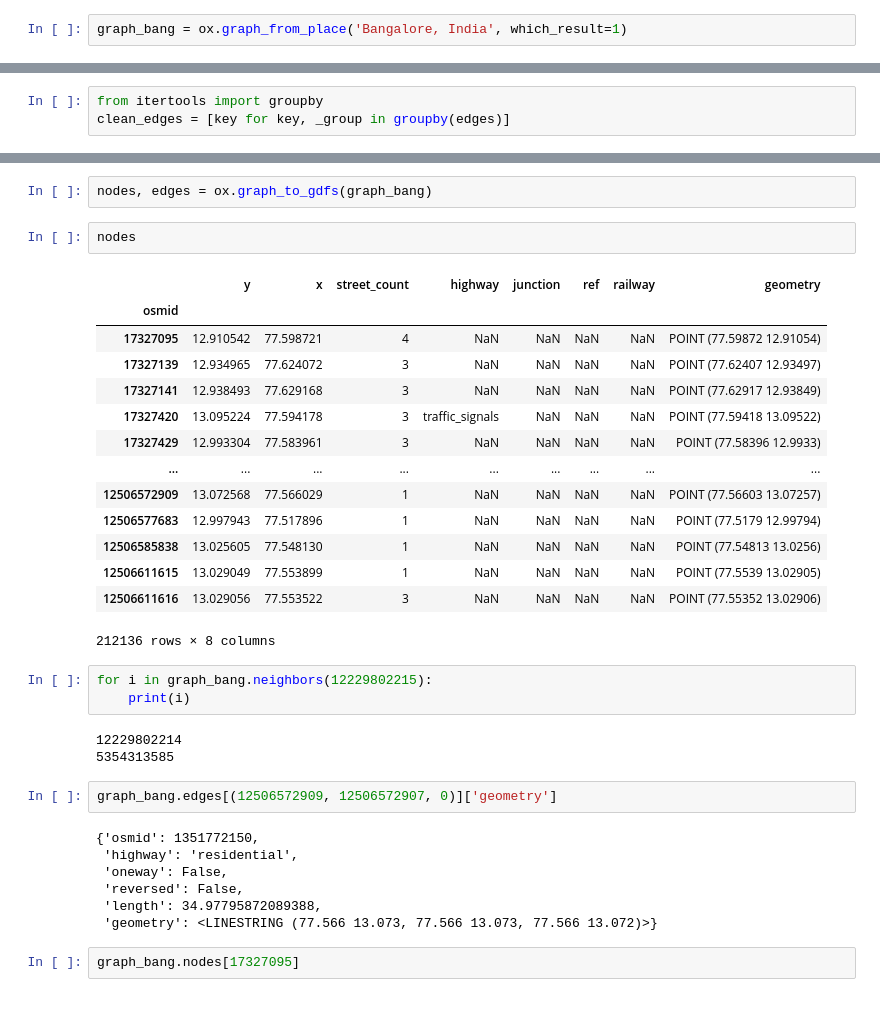
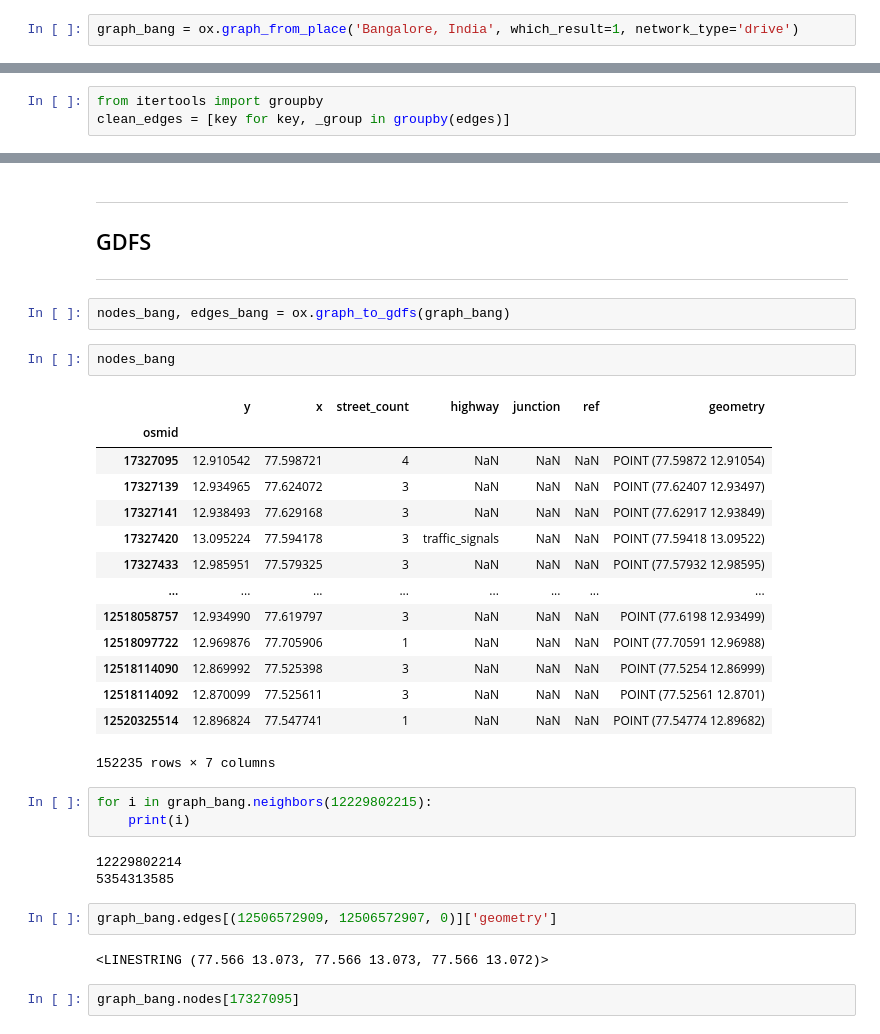
Before and after one commit to raghavcast/ETA-prediction, a Jupyter notebook: Traffic prediction.ipynb, the cells around one changed output, grey strips where cells are left out. Cells and saved outputs as stored; diff of their text form; blank space fills up the shorter version.

```diff
--- a/Traffic prediction.ipynb
+++ b/Traffic prediction.ipynb
@@ -442,5 +450,5 @@ graph = ox.graph_from_place('Kanchipuram, India', which_result=1)
 # %%
-graph_bang = ox.graph_from_place('Bangalore, India', which_result=1)
+graph_bang = ox.graph_from_place('Bangalore, India', which_result=1, network_type='drive')
 # %%
 graph
 # %% [output]
@@ -614,22 +761,28 @@ ox.plot_graph(graph_heb)
+# %% [markdown]
+---
+
+## GDFS
+
+---
 # %%
-nodes, edges = ox.graph_to_gdfs(graph_bang)
+nodes_bang, edges_bang = ox.graph_to_gdfs(graph_bang)
 # %%
-nodes
+nodes_bang
 # %% [output]
-|  | y | x | street_count | highway | junction | ref | railway | geometry |
-| osmid |  |  |  |  |  |  |  |  |
-| 17327095 | 12.910542 | 77.598721 | 4 | NaN | NaN | NaN | NaN | POINT (77.59872 12.91054) |
-| 17327139 | 12.934965 | 77.624072 | 3 | NaN | NaN | NaN | NaN | POINT (77.62407 12.93497) |
-| 17327141 | 12.938493 | 77.629168 | 3 | NaN | NaN | NaN | NaN | POINT (77.62917 12.93849) |
-| 17327420 | 13.095224 | 77.594178 | 3 | traffic_signals | NaN | NaN | NaN | POINT (77.59418 13.09522) |
-| 17327429 | 12.993304 | 77.583961 | 3 | NaN | NaN | NaN | NaN | POINT (77.58396 12.9933) |
-| ... | ... | ... | ... | ... | ... | ... | ... | ... |
-| 12506572909 | 13.072568 | 77.566029 | 1 | NaN | NaN | NaN | NaN | POINT (77.56603 13.07257) |
-| 12506577683 | 12.997943 | 77.517896 | 1 | NaN | NaN | NaN | NaN | POINT (77.5179 12.99794) |
-| 12506585838 | 13.025605 | 77.548130 | 1 | NaN | NaN | NaN | NaN | POINT (77.54813 13.0256) |
-| 12506611615 | 13.029049 | 77.553899 | 1 | NaN | NaN | NaN | NaN | POINT (77.5539 13.02905) |
-| 12506611616 | 13.029056 | 77.553522 | 3 | NaN | NaN | NaN | NaN | POINT (77.55352 13.02906) |
+|  | y | x | street_count | highway | junction | ref | geometry |
+| osmid |  |  |  |  |  |  |  |
+| 17327095 | 12.910542 | 77.598721 | 4 | NaN | NaN | NaN | POINT (77.59872 12.91054) |
+| 17327139 | 12.934965 | 77.624072 | 3 | NaN | NaN | NaN | POINT (77.62407 12.93497) |
+| 17327141 | 12.938493 | 77.629168 | 3 | NaN | NaN | NaN | POINT (77.62917 12.93849) |
+| 17327420 | 13.095224 | 77.594178 | 3 | traffic_signals | NaN | NaN | POINT (77.59418 13.09522) |
+| 17327433 | 12.985951 | 77.579325 | 3 | NaN | NaN | NaN | POINT (77.57932 12.98595) |
+| ... | ... | ... | ... | ... | ... | ... | ... |
+| 12518058757 | 12.934990 | 77.619797 | 3 | NaN | NaN | NaN | POINT (77.6198 12.93499) |
+| 12518097722 | 12.969876 | 77.705906 | 1 | NaN | NaN | NaN | POINT (77.70591 12.96988) |
+| 12518114090 | 12.869992 | 77.525398 | 3 | NaN | NaN | NaN | POINT (77.5254 12.86999) |
+| 12518114092 | 12.870099 | 77.525611 | 3 | NaN | NaN | NaN | POINT (77.52561 12.8701) |
+| 12520325514 | 12.896824 | 77.547741 | 1 | NaN | NaN | NaN | POINT (77.54774 12.89682) |
-212136 rows × 8 columns
+152235 rows × 7 columns
 # %%
 for i in graph_bang.neighbors(12229802215):
     print(i)
@@ -639,12 +792,7 @@ for i in graph_bang.neighbors(12229802215):
 # %%
 graph_bang.edges[(12506572909, 12506572907, 0)]['geometry']
 # %% [output]
-{'osmid': 1351772150,
- 'highway': 'residential',
- 'oneway': False,
- 'reversed': False,
- 'length': 34.97795872089388,
- 'geometry': <LINESTRING (77.566 13.073, 77.566 13.073, 77.566 13.072)>}
+<LINESTRING (77.566 13.073, 77.566 13.073, 77.566 13.072)>
 # %%
 graph_bang.nodes[17327095]
 # %% [output]
```
Also changed, not shown: parts of 42 cells of this notebook.
